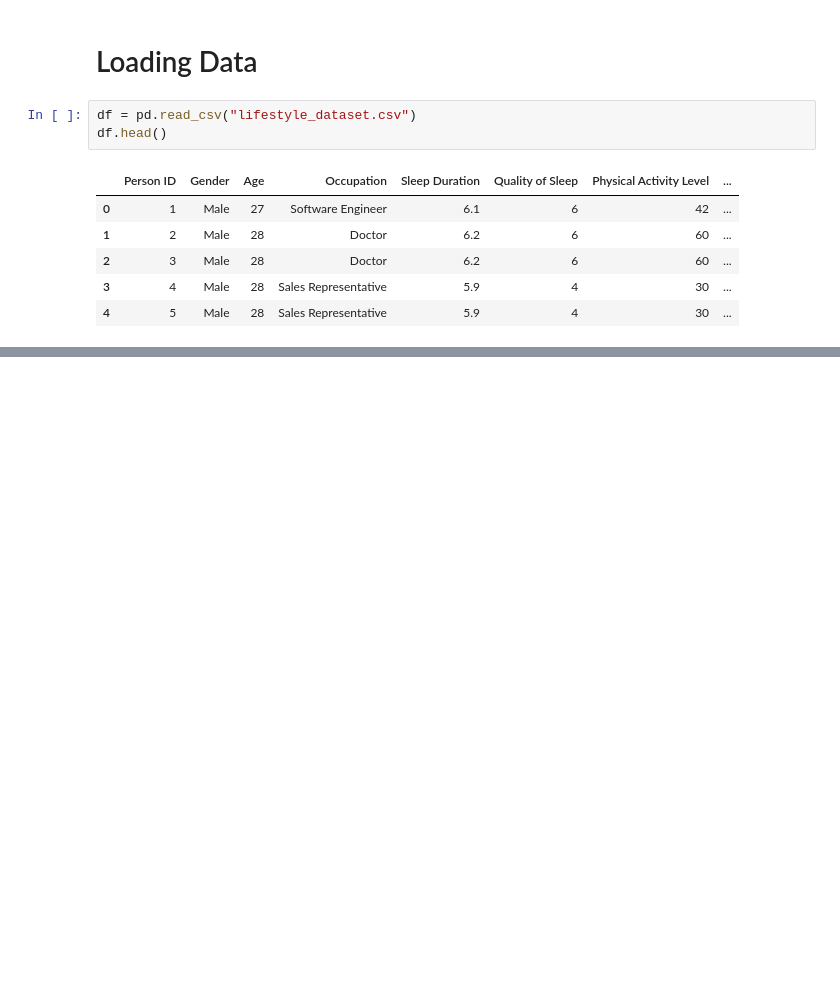
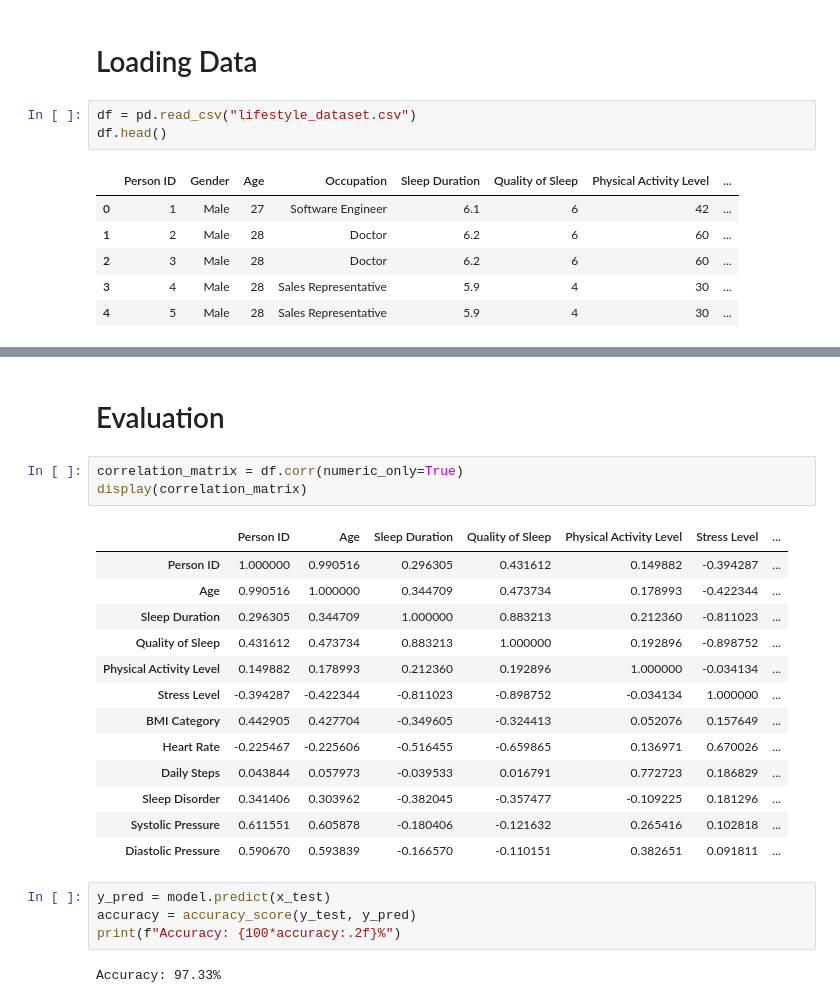
Before and after one commit to Venura-Shiromal/Ai-session-term1, a Jupyter notebook: AI_MachineLearning/Stress Predicition/StressPrediction_CatBoost.ipynb, the cells around one changed output, grey strips where cells are left out. Drawn from its saved outputs; the diff is of its cells as text; blank space fills up the shorter version.

```diff
--- a/AI_MachineLearning/Stress Predicition/StressPrediction_CatBoost.ipynb
+++ b/AI_MachineLearning/Stress Predicition/StressPrediction_CatBoost.ipynb
@@ -40,0 +167,25 @@ df.head()
+# %% [markdown]
+# Evaluation
+# %%
+correlation_matrix = df.corr(numeric_only=True)
+display(correlation_matrix)
+# %% [output]
+|  | Person ID | Age | Sleep Duration | Quality of Sleep | Physical Activity Level | Stress Level | ... |
+| Person ID | 1.000000 | 0.990516 | 0.296305 | 0.431612 | 0.149882 | -0.394287 | ... |
+| Age | 0.990516 | 1.000000 | 0.344709 | 0.473734 | 0.178993 | -0.422344 | ... |
+| Sleep Duration | 0.296305 | 0.344709 | 1.000000 | 0.883213 | 0.212360 | -0.811023 | ... |
+| Quality of Sleep | 0.431612 | 0.473734 | 0.883213 | 1.000000 | 0.192896 | -0.898752 | ... |
+| Physical Activity Level | 0.149882 | 0.178993 | 0.212360 | 0.192896 | 1.000000 | -0.034134 | ... |
+| Stress Level | -0.394287 | -0.422344 | -0.811023 | -0.898752 | -0.034134 | 1.000000 | ... |
+| BMI Category | 0.442905 | 0.427704 | -0.349605 | -0.324413 | 0.052076 | 0.157649 | ... |
+| Heart Rate | -0.225467 | -0.225606 | -0.516455 | -0.659865 | 0.136971 | 0.670026 | ... |
+| Daily Steps | 0.043844 | 0.057973 | -0.039533 | 0.016791 | 0.772723 | 0.186829 | ... |
+| Sleep Disorder | 0.341406 | 0.303962 | -0.382045 | -0.357477 | -0.109225 | 0.181296 | ... |
+| Systolic Pressure | 0.611551 | 0.605878 | -0.180406 | -0.121632 | 0.265416 | 0.102818 | ... |
+| Diastolic Pressure | 0.590670 | 0.593839 | -0.166570 | -0.110151 | 0.382651 | 0.091811 | ... |
+# %%
+y_pred = model.predict(x_test)
+accuracy = accuracy_score(y_test, y_pred)
+print(f"Accuracy: {100*accuracy:.2f}%")
+# %% [output]
+Accuracy: 97.33%
```
Also changed, not shown: parts of 19 cells of this notebook.
